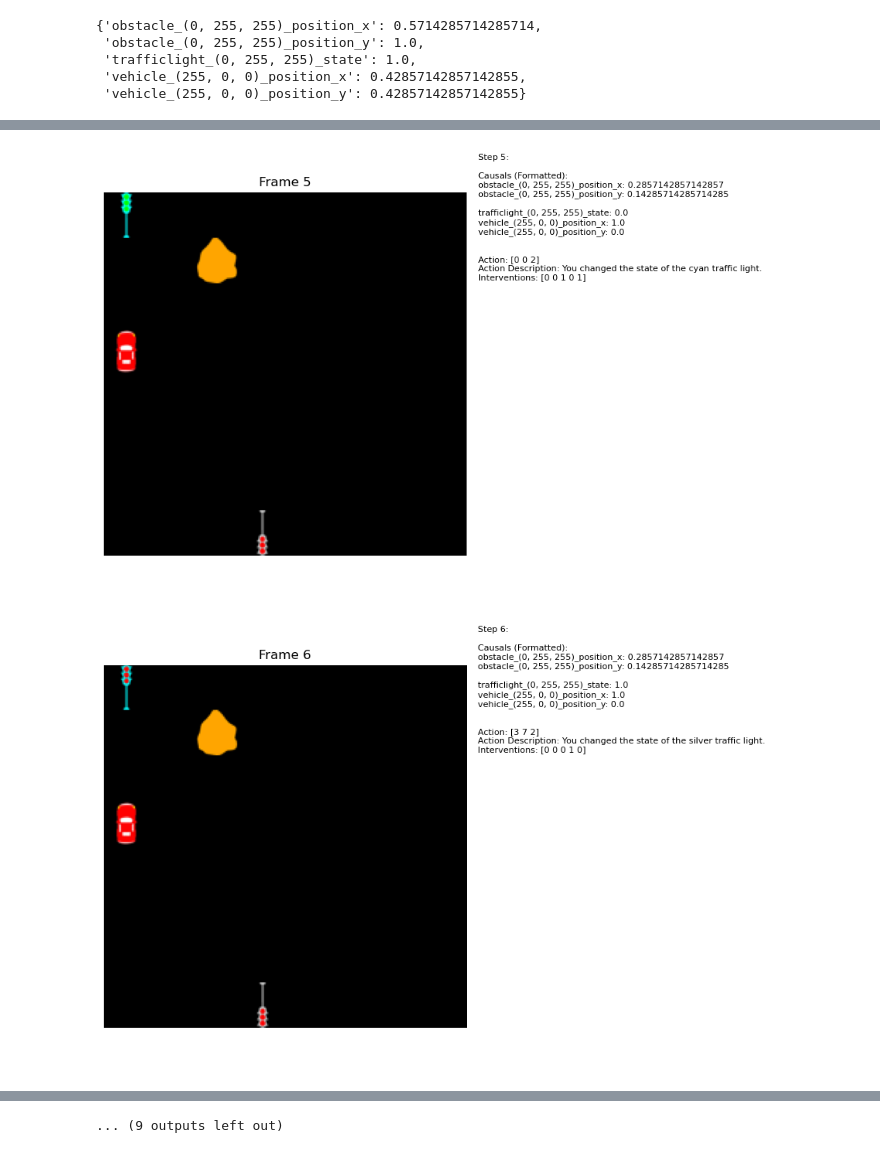
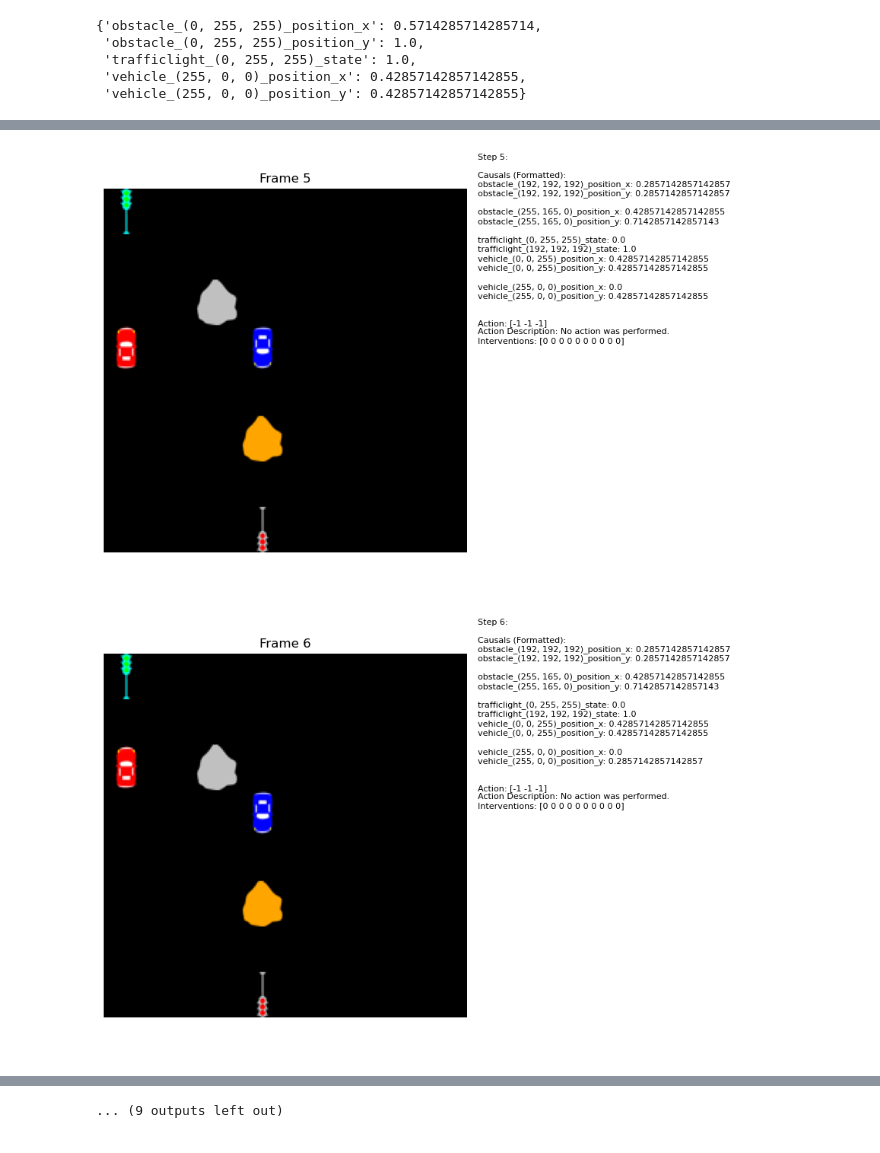
Before and after one commit to j0hngou/BISCUIT, a Jupyter notebook: data_generation/data_generation_tests.ipynb, the cells around one changed output, grey strips where cells are left out. Saved outputs shown, nothing was run; the diff lists cells and outputs as text; code cells hidden in the pictures.

```diff
--- a/data_generation/data_generation_tests.ipynb
+++ b/data_generation/data_generation_tests.ipynb
@@ -1357,7 +1357,7 @@ def visualize_episode(frames, causals, causal_keys, actions, action_descriptions
             f"Step {i+1}:\n\n"
             f"Causals (Formatted):\n{formatted_causals}\n"
             f"Action: {actions[i]}\n"
-            f"Action Description: {action_descriptions[i]}\n"
+            f"Action Description: {action_descriptions[i]text_encoder}\n"
             f"Interventions: {interventions[i]}"
         )
         ax2.text(0, 1, text_info, ha='left', va='top', fontsize=8, wrap=True)
@@ -1365,8 +1365,8 @@ def visualize_episode(frames, causals, causal_keys, actions, action_descriptions
         plt.tight_layout()
         plt.show()
 
-a = np.load('/home/gkounto/BISCUIT/data_generation/data/gridworld_simplified/check/gridworld_episode_8.npz')
-causal_keys = json.load(open('/home/gkounto/BISCUIT/data_generation/data/gridworld_simplified/train_metadata.json'))['causal_keys']
+a = np.load('/home/gkounto/BISCUIT/data_generation/data/gridworld_simplified_2c2b2l_noturn_shufflecars/val/gridworld_episode_10002.npz')
+causal_keys = json.load(open('/home/gkounto/BISCUIT/data_generation/data/gridworld_simplified_2c2b2l_noturn_shufflecars/val_metadata.json'))['causal_keys']
 frames, causals, actions, interventions, action_descriptions = a['frames'], a['causals'], a['actions'], a['interventions'], a['action_descriptions']
 visualize_episode(frames, causals, causal_keys, actions, action_descriptions, interventions)
 # %% [output]
@@ -1377,2 +1377,2 @@ visualize_episode(frames, causals, causal_keys, actions, action_descriptions, in
-[figure, old version]
+[figure, new version]
-[figure, old version]
+[figure, new version]
```
Also changed, not shown: parts of 1 cell of this notebook, 6 other files.
